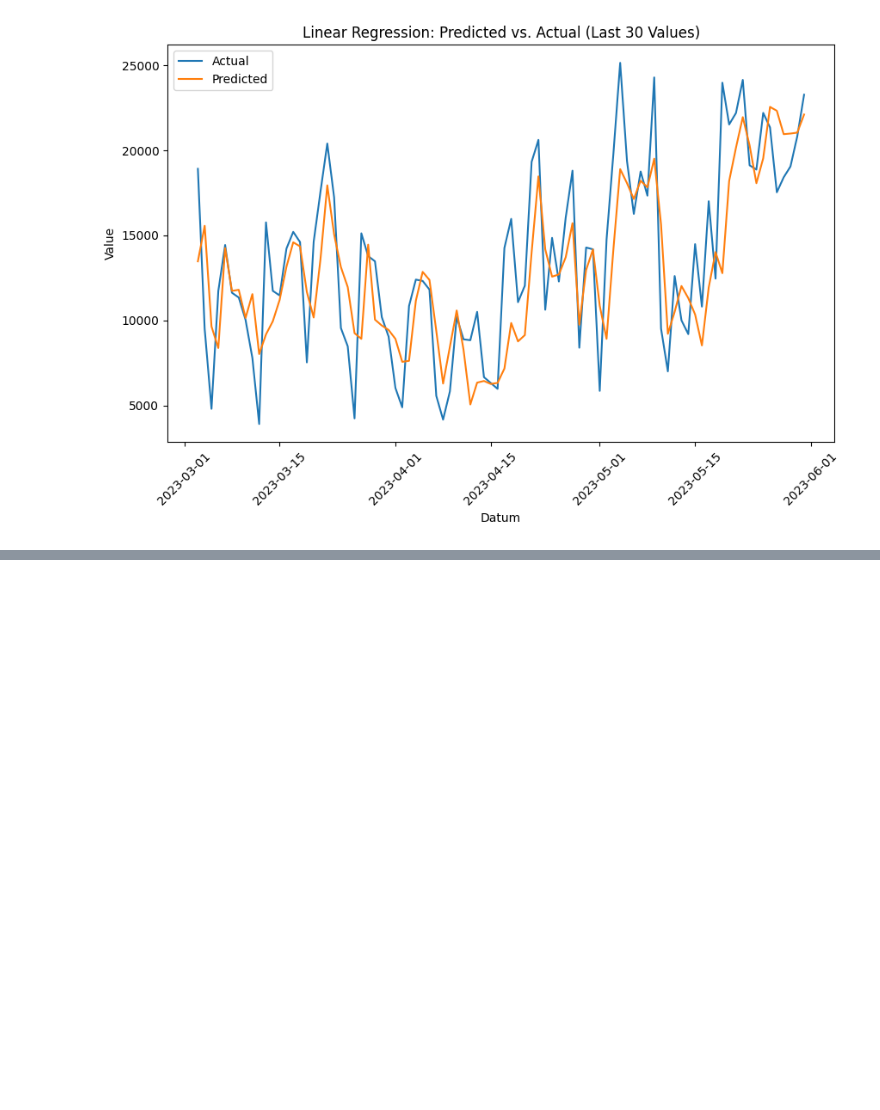
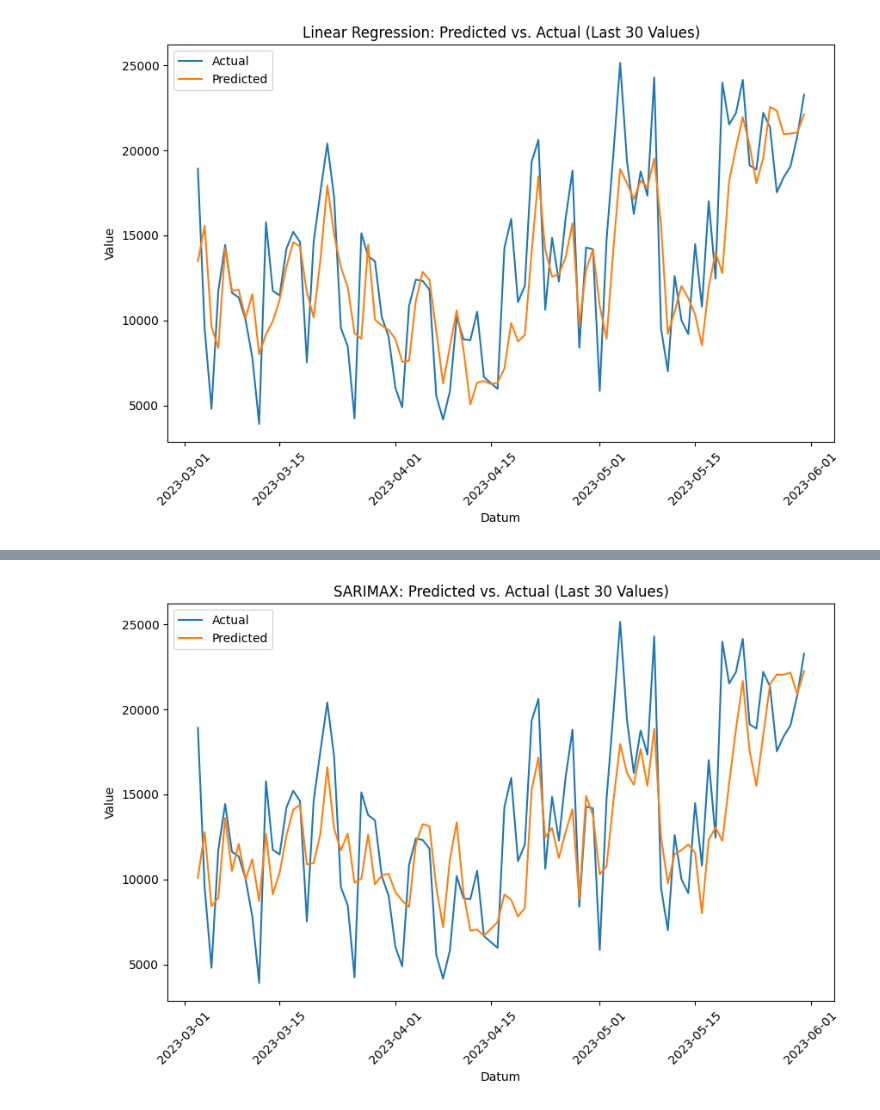
Before and after one commit to datenhahn/munich-bicycle-prediction, a Jupyter notebook: explorations/explore-model.ipynb, the cells around one changed output, grey strips where cells are left out. Drawn from its saved outputs; the diff is of its cells as text; code cells hidden in the pictures; blank space fills up the shorter version.

```diff
--- a/explorations/explore-model.ipynb
+++ b/explorations/explore-model.ipynb
@@ -153,0 +166,19 @@ plt.show()
+# %%
+# Predict on the test set
+start = X_test.index[0]
+end = X_test.index[-1]
+
+y_pred = model_fit.predict(start=start, end=end, exog=X_test)
+
+# Plotting predicted vs. actual values with 'datum' as the x-axis
+plt.figure(figsize=(10, 6))
+plt.plot(y_test.index[-90:], y_test[-90:], label='Actual')
+plt.plot(y_test.index[-90:], y_pred[-90:], label='Predicted')
+plt.xlabel('Datum')
+plt.ylabel('Value')
+plt.title('SARIMAX: Predicted vs. Actual (Last 30 Values)')
+plt.xticks(rotation=45)
+plt.legend()
+plt.show()
+# %% [output]
+[figure, added]
```
Also changed, not shown: parts of 3 cells of this notebook.
